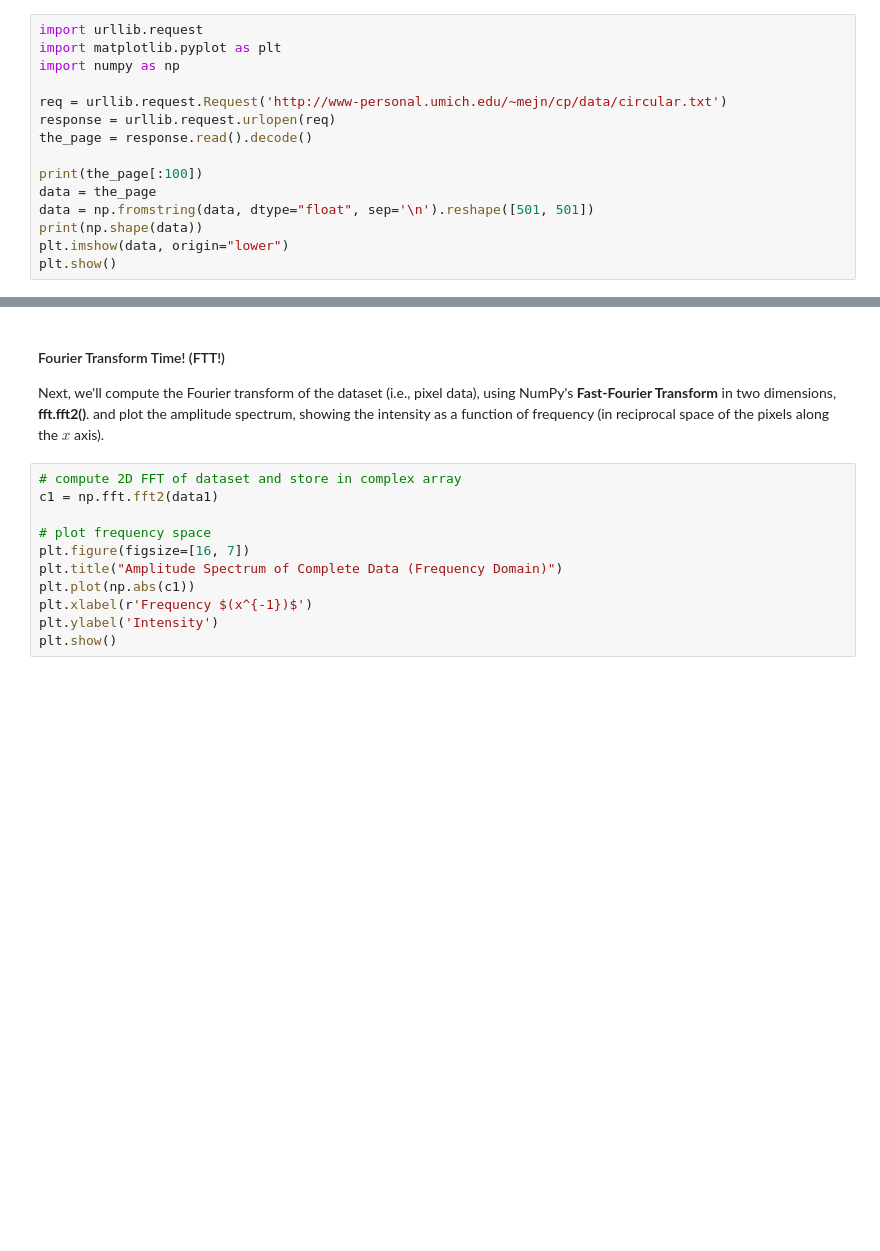
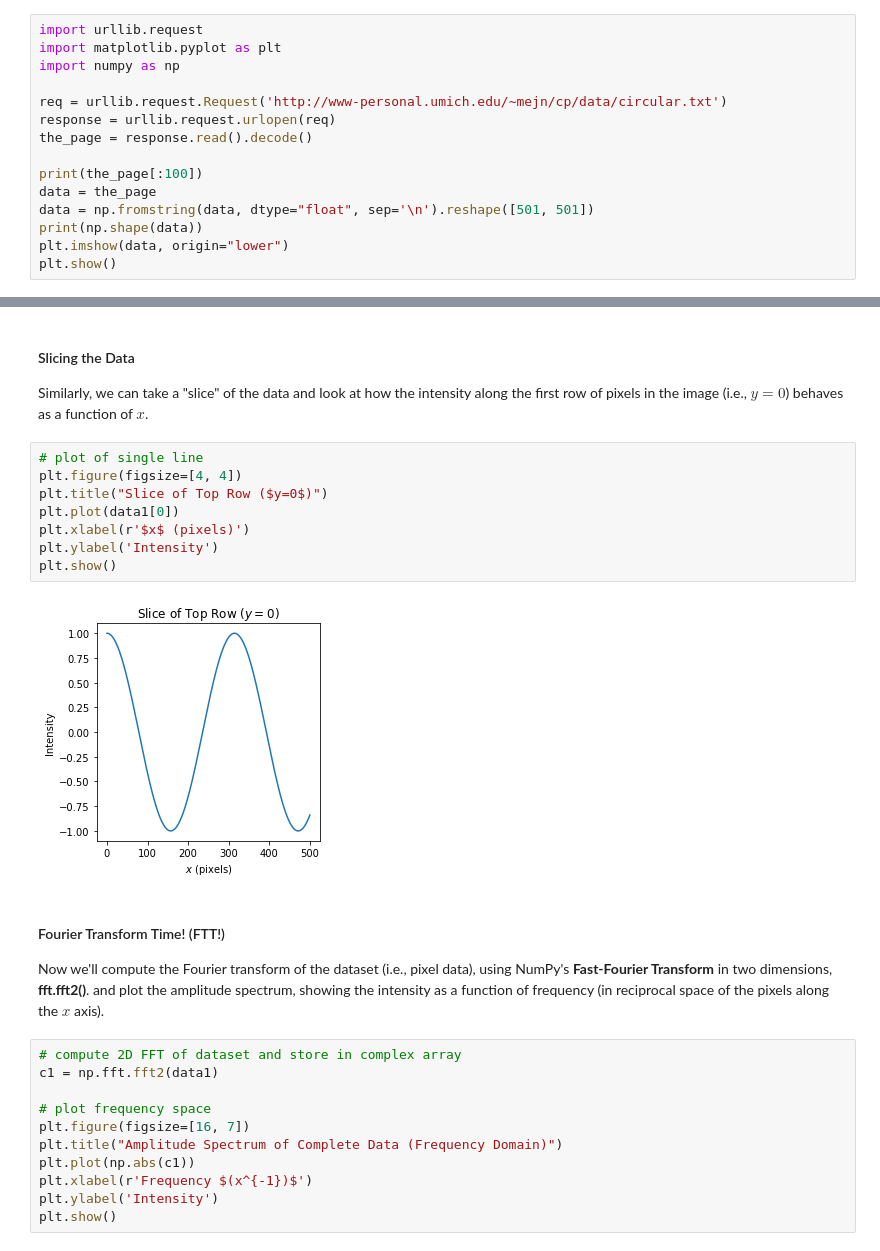
Before and after one commit to sabaronett/2017-cmp, a Jupyter notebook: homework/Baronett_hw06.ipynb, the cells around one changed output, grey strips where cells are left out. Drawn from its saved outputs; the diff is of its cells as text; blank space fills up the shorter version.

```diff
--- a/homework/Baronett_hw06.ipynb
+++ b/homework/Baronett_hw06.ipynb
@@ -44,8 +45,21 @@ plt.savefig("hw06/original.png")
 <Figure size 432x288 with 0 Axes>
+# %% [markdown]
+#### Slicing the Data
+Similarly, we can take a "slice" of the data and look at how the intensity along the first row of pixels in the image (i.e., $y=0$) behaves as a function of $x$.
+# %%
+# plot of single line
+plt.figure(figsize=[4, 4])
+plt.title("Slice of Top Row ($y=0$)")
+plt.plot(data1[0])
+plt.xlabel(r'$x$ (pixels)')
+plt.ylabel('Intensity')
+plt.show()
+# %% [output]
+[figure, added]
 # %% [markdown]
 #### Fourier Transform Time! (FTT!)
 
-Next, we'll compute the Fourier transform of the dataset (i.e., pixel data), using NumPy's __Fast-Fourier Transform__ in two dimensions, __fft.fft2()__. and plot the amplitude spectrum, showing the intensity as a function of frequency (in reciprocal space of the pixels along the $x$ axis).
+Now we'll compute the Fourier transform of the dataset (i.e., pixel data), using NumPy's __Fast-Fourier Transform__ in two dimensions, __fft.fft2()__. and plot the amplitude spectrum, showing the intensity as a function of frequency (in reciprocal space of the pixels along the $x$ axis).
 # %%
 # compute 2D FFT of dataset and store in complex array
 c1 = np.fft.fft2(data1)
```
Also changed, not shown: parts of 12 cells of this notebook.
